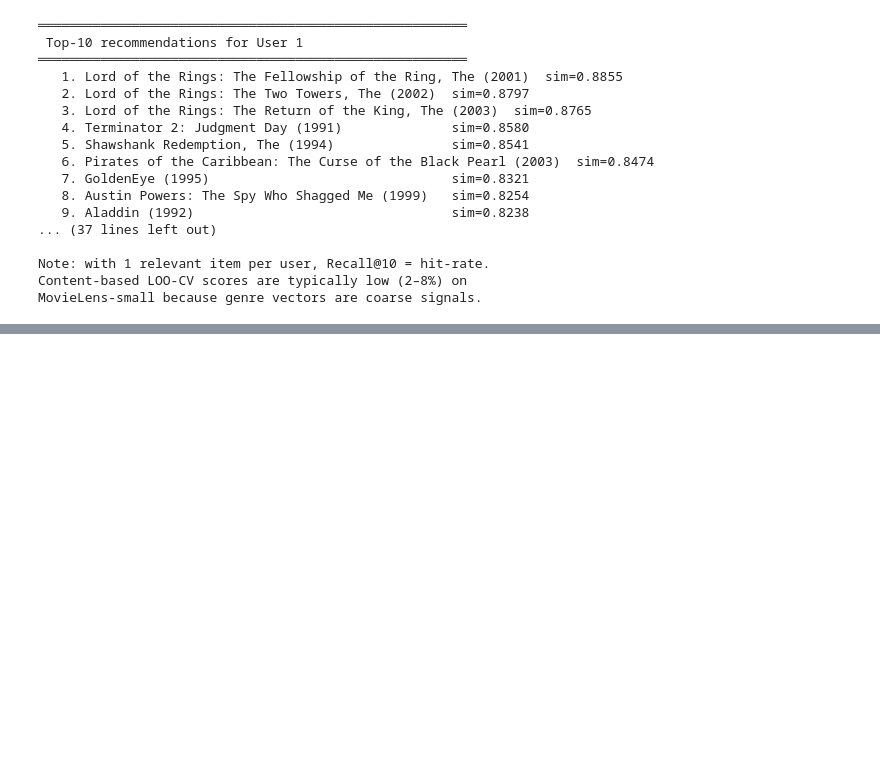
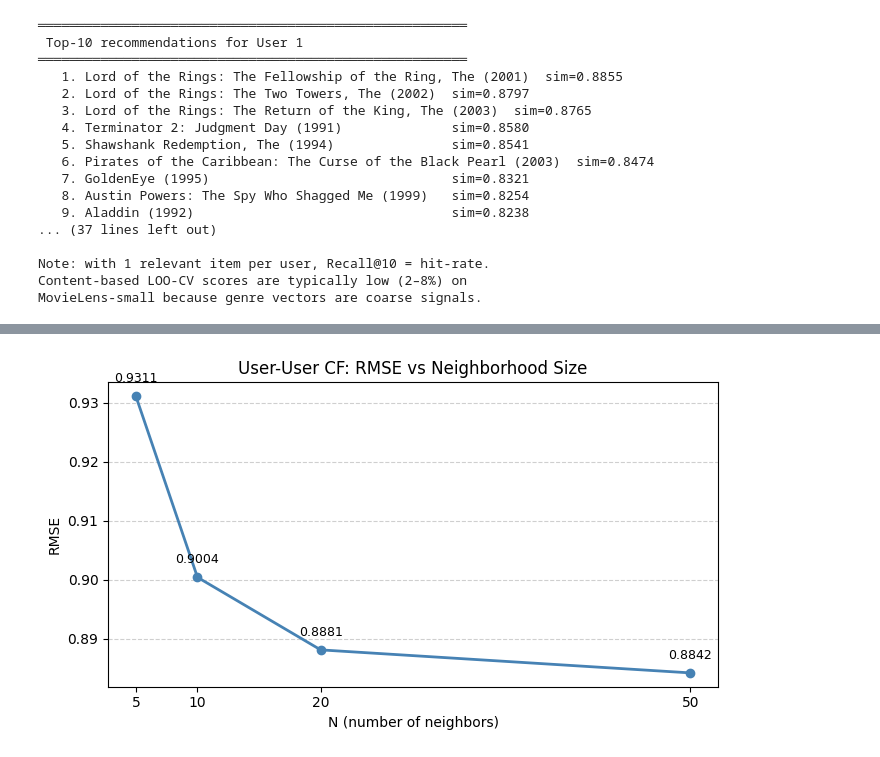
Before and after one commit to shadyalattarr/Data-Mining-Assignments, a Jupyter notebook: Final_lab/final_lab.ipynb, the cells around one changed output, grey strips where cells are left out. Drawn from its saved outputs; the diff is of its cells as text; code cells hidden in the pictures; blank space fills up the shorter version.

```diff
--- a/Final_lab/final_lab.ipynb
+++ b/Final_lab/final_lab.ipynb
@@ -629,0 +778,19 @@ MovieLens-small because genre vectors are coarse signals.
+# %%
+from sklearn.model_selection import train_test_split
+train_ratings, val_ratings = train_test_split(
+    ratings, test_size=0.2, random_state=42
+)
+
+print(f"Train size : {len(train_ratings):,}")
+print(f"Val   size : {len(val_ratings):,}")
+
+# ── Rebuild utility matrix & similarity on TRAIN only ──────────────────────
+train_matrix = train_ratings.pivot(index='userId', columns='movieId', values='rating')
+train_means  = train_matrix.mean(axis=1)
+train_centered = train_matrix.sub(train_means, axis=0)
+
+# Reuse the fast overlapping cosine from 3.1 (applied to train split)
+train_sim = overlapping_cosine(train_centered)
+
+print(f"\nTrain utility matrix : {train_matrix.shape}")
+print(f"Similarity matrix    : {train_sim.shape}")
@@ -629,0 +876,18 @@ MovieLens-small because genre vectors are coarse signals.
+# %%
+# ── RMSE vs N plot ──────────────────────────────────────────────────────────
+rmse_vals = [r['RMSE'] for r in results]
+
+plt.figure(figsize=(7, 4))
+plt.plot(N_values, rmse_vals, marker='o', linewidth=2, color='steelblue')
+for x, y in zip(N_values, rmse_vals):
+    plt.annotate(f"{y:.4f}", (x, y), textcoords="offset points",
+                 xytext=(0, 10), ha='center', fontsize=9)
+plt.xticks(N_values)
+plt.xlabel("N (number of neighbors)")
+plt.ylabel("RMSE")
+plt.title("User-User CF: RMSE vs Neighborhood Size")
+plt.grid(axis='y', linestyle='--', alpha=0.6)
+plt.tight_layout()
+plt.show()
+# %% [output]
+[figure, added]
```
Also changed, not shown: parts of 11 cells of this notebook.
